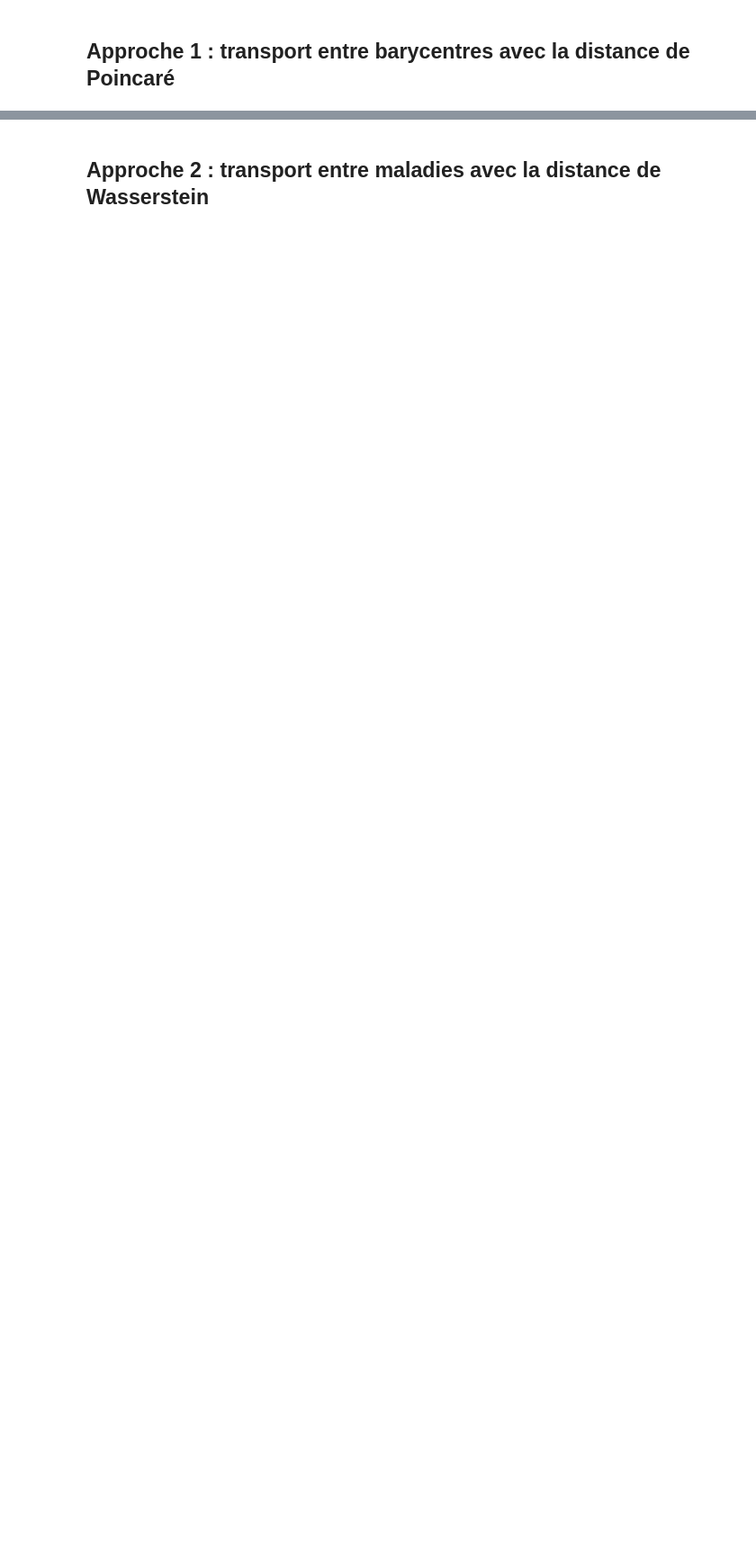
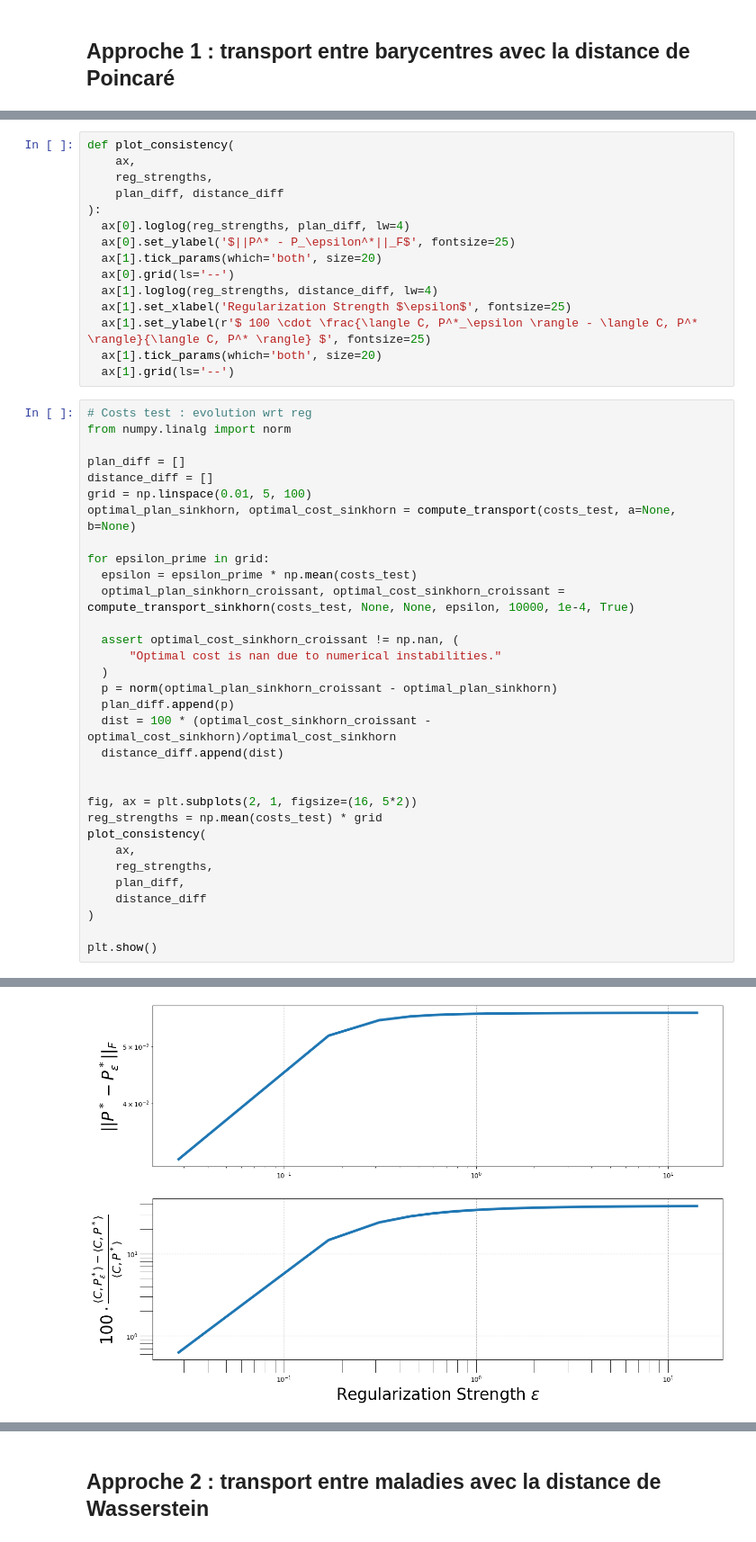
Before and after one commit to averniere/OT_simulation_maladies, a Jupyter notebook: Embeddings/test.ipynb, the cells around one changed output, grey strips where cells are left out. Shown at 90% size. Drawn from its saved outputs; the diff is of its cells as text; blank space fills up the shorter version.

Commit message:
tests transport des barycentres

```diff
--- a/Embeddings/test.ipynb
+++ b/Embeddings/test.ipynb
@@ -986,0 +1066,48 @@ b = np.ones(n)/n
+# %%
+def plot_consistency(
+    ax,
+    reg_strengths,
+    plan_diff, distance_diff
+):
+  ax[0].loglog(reg_strengths, plan_diff, lw=4)
+  ax[0].set_ylabel('$||P^* - P_\epsilon^*||_F$', fontsize=25)
+  ax[1].tick_params(which='both', size=20)
+  ax[0].grid(ls='--')
+  ax[1].loglog(reg_strengths, distance_diff, lw=4)
+  ax[1].set_xlabel('Regularization Strength $\epsilon$', fontsize=25)
+  ax[1].set_ylabel(r'$ 100 \cdot \frac{\langle C, P^*_\epsilon \rangle - \langle C, P^* \rangle}{\langle C, P^* \rangle} $', fontsize=25)
+  ax[1].tick_params(which='both', size=20)
+  ax[1].grid(ls='--')
+# %%
+# Costs test : evolution wrt reg
+from numpy.linalg import norm
+
+plan_diff = []
+distance_diff = []
+grid = np.linspace(0.01, 5, 100)
+optimal_plan_sinkhorn, optimal_cost_sinkhorn = compute_transport(costs_test, a=None, b=None)
+
+for epsilon_prime in grid:
+  epsilon = epsilon_prime * np.mean(costs_test)
+  optimal_plan_sinkhorn_croissant, optimal_cost_sinkhorn_croissant = compute_transport_sinkhorn(costs_test, None, None, epsilon, 10000, 1e-4, True)
+
+  assert optimal_cost_sinkhorn_croissant != np.nan, (
+      "Optimal cost is nan due to numerical instabilities."
+  )
+  p = norm(optimal_plan_sinkhorn_croissant - optimal_plan_sinkhorn)
+  plan_diff.append(p)
+  dist = 100 * (optimal_cost_sinkhorn_croissant - optimal_cost_sinkhorn)/optimal_cost_sinkhorn
+  distance_diff.append(dist)
+
+
+fig, ax = plt.subplots(2, 1, figsize=(16, 5*2))
+reg_strengths = np.mean(costs_test) * grid
+plot_consistency(
+    ax,
+    reg_strengths,
+    plan_diff,
+    distance_diff
+)
+
+plt.show()
+# %% [output]
@@ -986,0 +1131 @@ b = np.ones(n)/n
+[figure, added]
```
Also changed, not shown: parts of 14 cells of this notebook.
